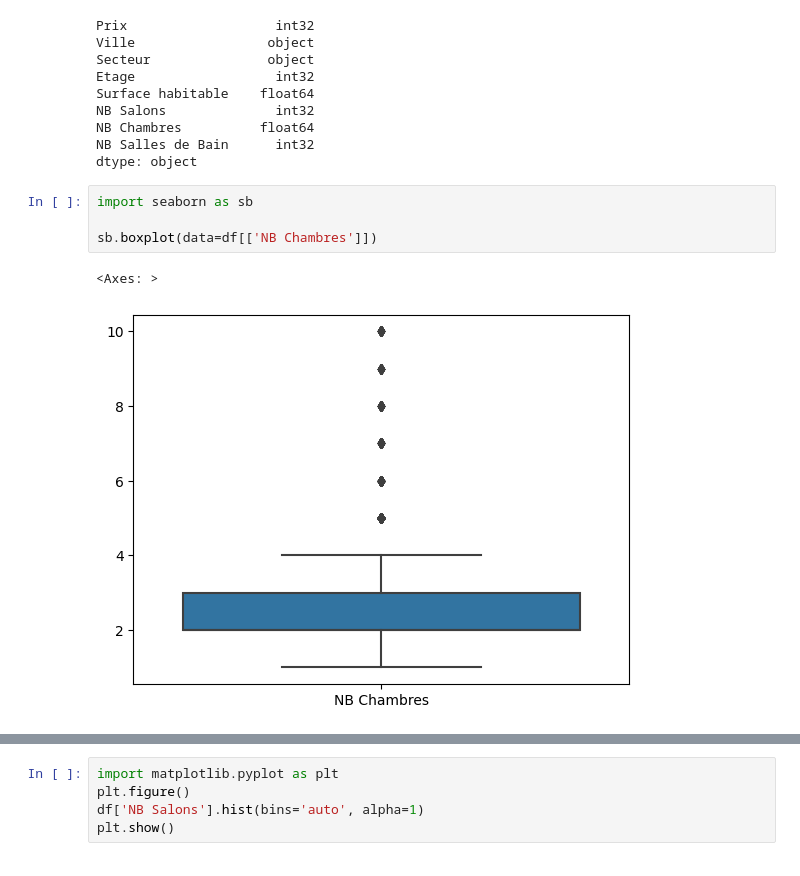
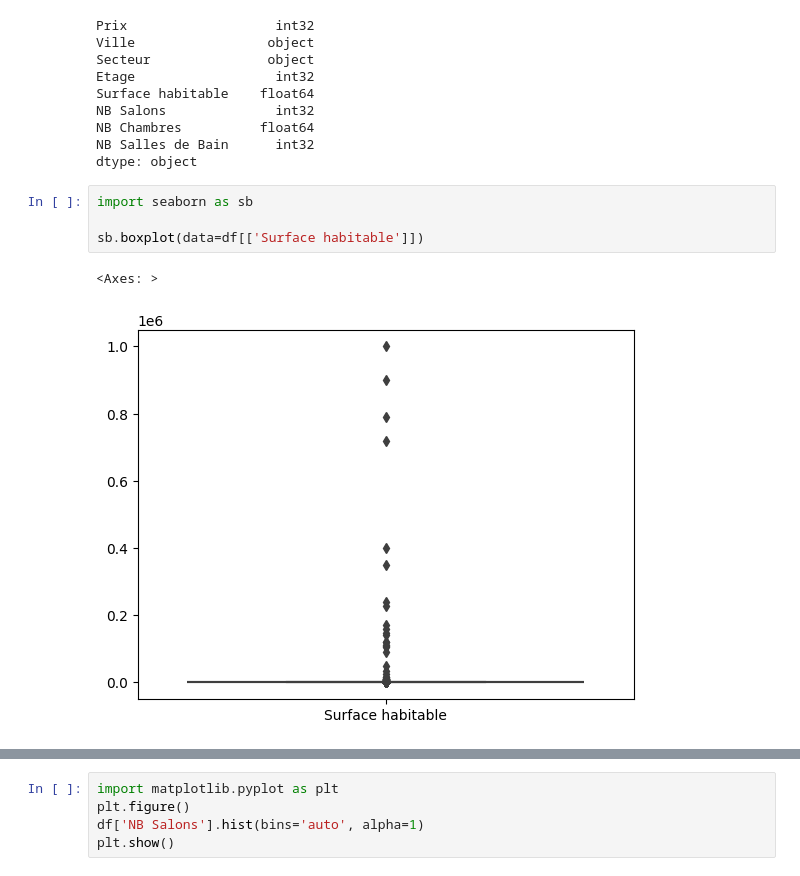
Before and after one commit to WailBouhadda/Apartment-Price-Prediction---Data-Mining, a Jupyter notebook: Data_Preprocessing.ipynb, the cells around one changed output, grey strips where cells are left out. Saved outputs shown, nothing was run; the diff lists cells and outputs as text.

Commit message:
process data

```diff
--- a/Data_Preprocessing.ipynb
+++ b/Data_Preprocessing.ipynb
@@ -416,8 +416,8 @@ dtype: object
 # %%
 import seaborn as sb
 
-sb.boxplot(data=df[['NB Chambres']])
+sb.boxplot(data=df[['Surface habitable']])
 # %% [output]
 <Axes: >
-[figure, old version]
+[figure, new version]
 # %%
```
Also changed, not shown: parts of 2 cells of this notebook.
